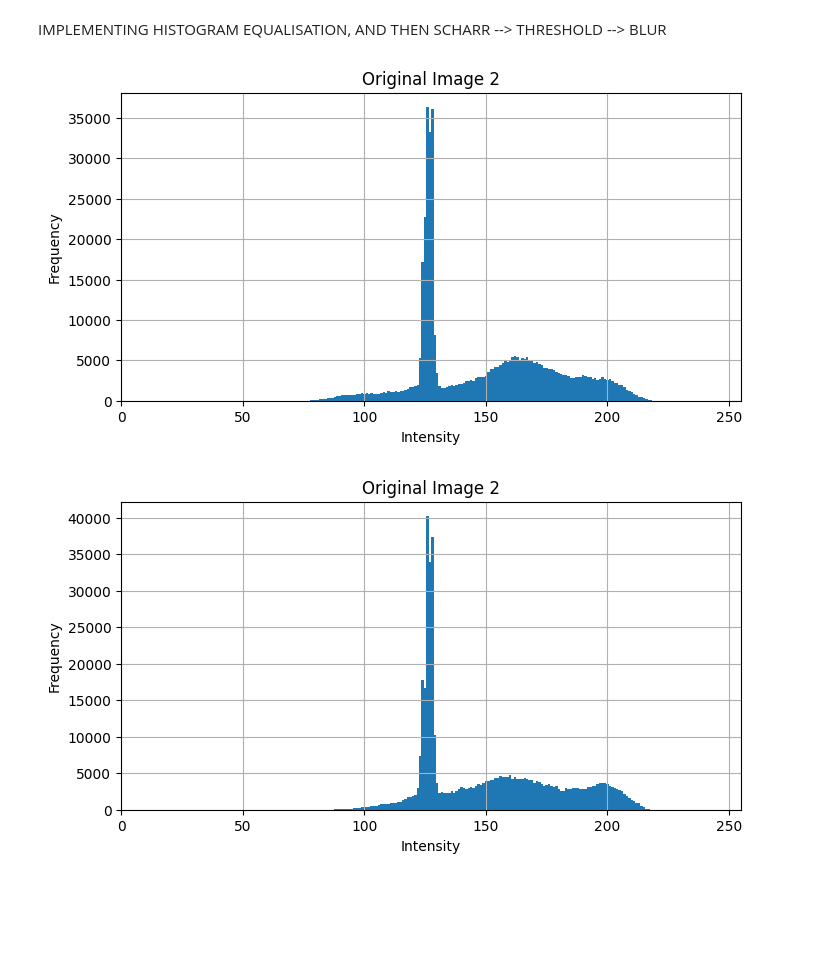
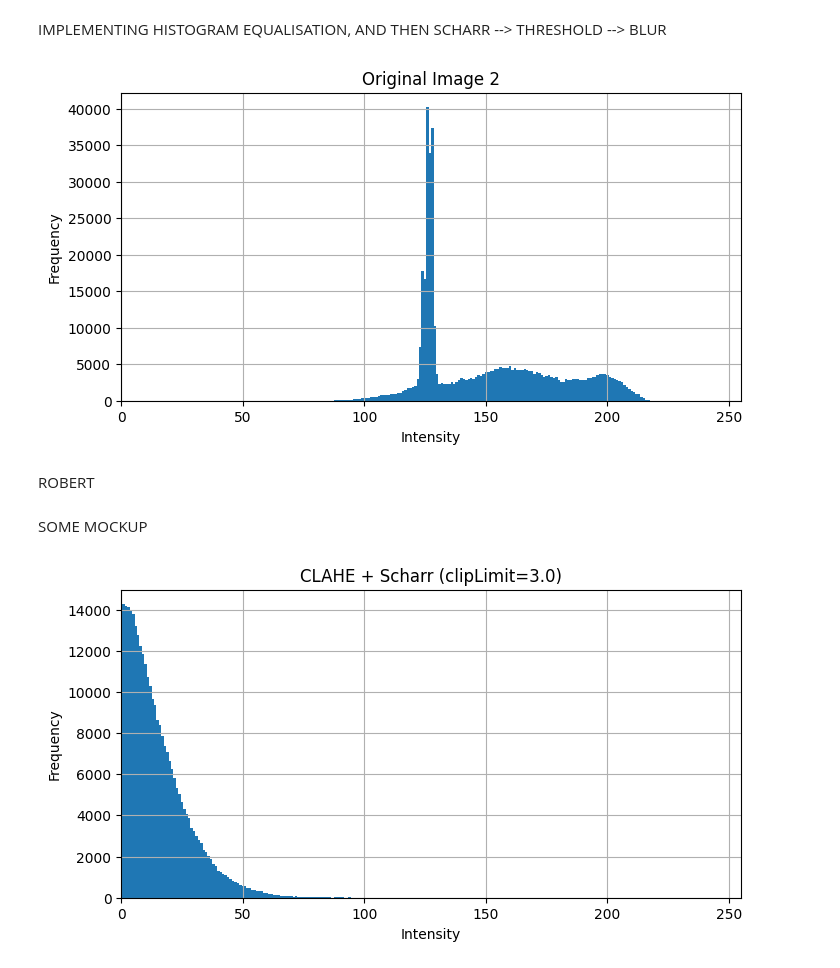
Before and after one commit to adityagupta-apg/knitsmart, a Jupyter notebook: practice.ipynb, the cells around one changed output. Cells and saved outputs as stored; diff of their text form; code cells hidden in the pictures; blank space fills up the shorter version.

Commit message:
Adding contrasting techniques and various iterations of edge detection

```diff
--- a/practice.ipynb
+++ b/practice.ipynb
@@ -859,8 +859,8 @@ def plot_histogram(image, title):
     plt.show()
 
 # Load image in grayscale
-image_path1 = os.path.join( 'Good_image', 'anomaly1_412.jpg')
-image_path2 = os.path.join('Minor_default', '4.jpg')
+image_path1 = os.path.join( 'Good_image', 'anomaly1_410.jpg')
+image_path2 = os.path.join('Minor_default', '7.jpg')
 image1 = cv.imread(image_path1, cv.IMREAD_GRAYSCALE)
 image2 = cv.imread(image_path2, cv.IMREAD_GRAYSCALE)
 
@@ -868,16 +868,18 @@ image2 = cv.imread(image_path2, cv.IMREAD_GRAYSCALE)
 def apply_clahe_and_scharr(image, clip_limit):
     # Apply CLAHE
     image=image[:480,:]
-    #image=cv.blur(image,(7,7))
-    clahe = cv.createCLAHE(clipLimit=clip_limit, tileGridSize=(16, 16))
+    image=cv.blur(image,(7,7))
+    clahe = cv.createCLAHE(clipLimit=clip_limit, tileGridSize=(8, 8))
     clahe_img = clahe.apply(image)
+    cv.imshow('CLAHE',clahe_img)
 
     # Apply Scharr edge detector
     scharr_x = cv.Scharr(clahe_img, cv.CV_64F, 1, 0)
     scharr_x=cv.blur(scharr_x,(9,9))
-    mask = cv.inRange(scharr_x, 0, 50)
+    print(scharr_x[:100,:100])
+    mask = cv.inRange(scharr_x, 0, 35)
     scharr_x[mask > 0] = 0
-    _,scharr_x=cv.threshold(scharr_x,40,170,cv.THRESH_BINARY)
+    _,scharr_x=cv.threshold(scharr_x,35,200,cv.THRESH_BINARY)
       # Convert to absolute values for display
     scharr_x = cv.convertScaleAbs(scharr_x)  # Convert to absolute values for display
 
@@ -922,7 +937,7 @@ def plot_histogram(image, title):
 
 # Load image in grayscale
 image_path1 = os.path.join( 'Good_image', 'anomaly1_412.jpg')
-image_path2 = os.path.join('Minor_default', '1.jpg')
+image_path2 = os.path.join('Minor_default', '4.jpg')
 image1 = cv.imread(image_path1, cv.IMREAD_GRAYSCALE)
 image2 = cv.imread(image_path2, cv.IMREAD_GRAYSCALE)
 
@@ -932,7 +947,7 @@ def apply_clahe_and_scharr(image, clip_limit):
     image=image[:480,:]
     image=cv.blur(image,(3,3))
     image = cv.equalizeHist(image)
-
+    cv.imshow('After contrasting',image)
     # Apply Scharr edge detector
     scharr_x = cv.Scharr(image, cv.CV_64F, 1, 0)
     scharr_x=cv.blur(scharr_x,(7,7))
@@ -961,4 +976,6 @@ for clip_limit in np.arange(3.0, 3.1, 0.2):
 cv.waitKey(0)
 cv.destroyAllWindows()
 # %% [output]
-[figure, old version]
+[figure, new version]
+# %% [markdown]
+ROBERT
@@ -965,3 +1037,5 @@ cv.destroyAllWindows()
+# %% [markdown]
+SOME MOCKUP
 # %%
 import cv2 as cv
 import numpy as np
@@ -969,55 +1043,50 @@ import matplotlib.pyplot as plt
 import os
 
 def plot_histogram(image, title):
     hist = cv.calcHist([image], [0], None, [256], [0, 256])
     plt.figure(figsize=(8, 4))
     plt.bar(np.arange(256), hist[:, 0], width=1)
     plt.title(title)
     plt.xlabel('Intensity')
     plt.ylabel('Frequency')
     plt.xlim([0, 255])
     plt.grid(True)
     plt.show()
 
-def apply_gamma_correction(image, gamma):
-    inv_gamma = 1.0 / gamma
-    table = np.array([(i / 255.0) ** inv_gamma * 255 for i in np.arange(0, 256)]).astype("uint8")
-    return cv.LUT(image, table)
-
 # Load image in grayscale
 image_path1 = os.path.join('Good_image', 'anomaly1_412.jpg')
 image_path2 = os.path.join('Minor_default', '4.jpg')
 image1 = cv.imread(image_path1, cv.IMREAD_GRAYSCALE)
 image2 = cv.imread(image_path2, cv.IMREAD_GRAYSCALE)
 
-# Function to apply Gamma Correction and Scharr edge detector
-def apply_gamma_and_scharr(image, gamma):
-    # Apply Gamma correction
-    image = image[:480, :]
-    gamma_img = apply_gamma_correction(image, gamma)
-    cv.imshow('gamma',gamma_img)
+# Function to apply CLAHE and Scharr edge detector
+def apply_clahe_and_scharr(image, clip_limit):
+    # Apply CLAHE
+    image=image[:480,:]
+    image=cv.blur(image,(7,7))
+    clahe = cv.createCLAHE(clipLimit=clip_limit, tileGridSize=(16, 16))
+    clahe_img = clahe.apply(image)
+
     # Apply Scharr edge detector
-    scharr_x = cv.Scharr(gamma_img, cv.CV_64F, 1, 0)
-    scharr_x = cv.blur(scharr_x, (9, 9))
-    mask = cv.inRange(scharr_x, 0, 50)
-    scharr_x[mask > 0] = 0
-    #_, scharr_x = cv.threshold(scharr_x, 0.1, 255, cv.THRESH_BINARY)
+    scharr_x = cv.Scharr(clahe_img, cv.CV_64F, 1, 0)
+    scharr_x=cv.blur(scharr_x, (7,7))
 
-    # Convert to absolute values for display
-    scharr_x = cv.convertScaleAbs(scharr_x)
+    scharr_x_abs = cv.convertScaleAbs(scharr_x)  # Convert to absolute values for display
 
-    window_name = f'Gamma + Scharr (gamma={gamma})'
-    cv.imshow(window_name, scharr_x)
+    window_name = f'CLAHE + Scharr (clipLimit={clip_limit})'
+    cv.imshow(window_name, scharr_x_abs)
+    plot_histogram(scharr_x_abs, window_name)
 
 # Original images and their histograms
 cv.imshow('Original Image 2', image2)
-plot_histogram(image2, 'Original Image 2')
+#
+# plot_histogram(image2, 'Original Image 2')
 
-# Apply Gamma Correction and Scharr edge detector with gamma values from 1.2 to 2.0
-for gamma in np.arange(1.2, 2.1, 0.2):
-    apply_gamma_and_scharr(image2, gamma)
+# Apply CLAHE and Scharr edge detector with clipLimit values from 1.2 to 2.0
+for clip_limit in np.arange(3, 3.1, 0.2):
+    apply_clahe_and_scharr(image2, clip_limit)
 
 cv.waitKey(0)
 cv.destroyAllWindows()
 # %% [output]
-[figure, old version]
+[figure, new version]
```
Also changed, not shown: parts of 4 cells of this notebook.
